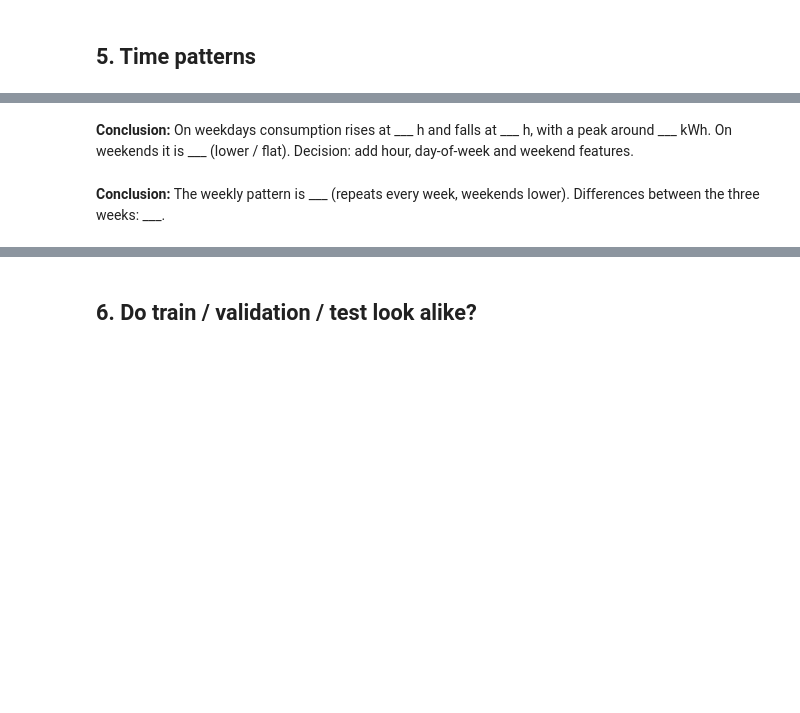
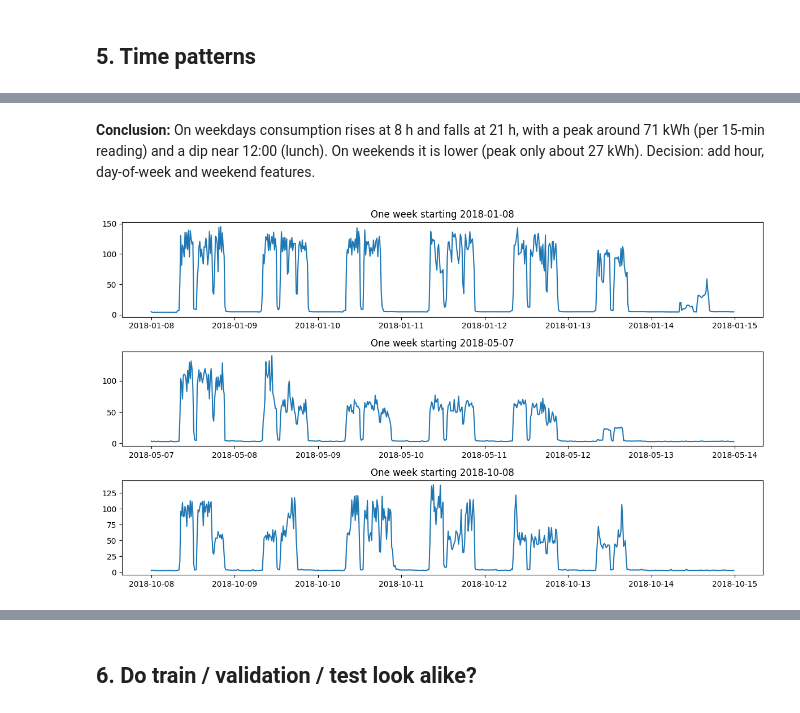
Before and after one commit to wafaaalkaddaf-afk/greentrade-ai, a Jupyter notebook: notebooks/01_eda.ipynb, the cells around one changed output, grey strips where cells are left out. Saved outputs shown, nothing was run; the diff lists cells and outputs as text; code cells hidden in the pictures; blank space fills up the shorter version.

```diff
--- a/notebooks/01_eda.ipynb
+++ b/notebooks/01_eda.ipynb
@@ -75,0 +172,4 @@ plt.show()
+# %%
+daily_max = df.set_index('date')['Usage_kWh'].resample('D').max()
+idle = daily_max[(daily_max < 10) & (daily_max.index.dayofweek < 5)]
+print(len(idle)); print(idle.index.date)
@@ -82,10 +198,10 @@ prof.round(1).T
 # %% [markdown]
-**Conclusion:** On weekdays consumption rises at ___ h and falls at ___ h, with a peak around ___ kWh. On weekends it is ___ (lower / flat). Decision: add hour, day-of-week and weekend features.
+**Conclusion:** On weekdays consumption rises at 8 h and falls at 21 h, with a peak around 71 kWh (per 15-min reading) and a dip near 12:00 (lunch). On weekends it is lower (peak only about 27 kWh). Decision: add hour, day-of-week and weekend features.
 # %%
-fig, axes = plt.subplots(3, 1, figsize=(12, 7), sharex=True)
+fig, axes = plt.subplots(3, 1, figsize=(12, 7))
 for ax, start in zip(axes, ['2018-01-08', '2018-05-07', '2018-10-08']):
     w = df[(df['date'] >= start) & (df['date'] < pd.Timestamp(start) + pd.Timedelta(days=7))]
     ax.plot(w['date'], w['Usage_kWh']); ax.set_title(f'One week starting {start}')
 plt.tight_layout(); plt.show()
+# %% [output]
+[figure, added]
-# %% [markdown]
-**Conclusion:** The weekly pattern is ___ (repeats every week, weekends lower). Differences between the three weeks: ___.
```
Also changed, not shown: parts of 24 cells of this notebook.
